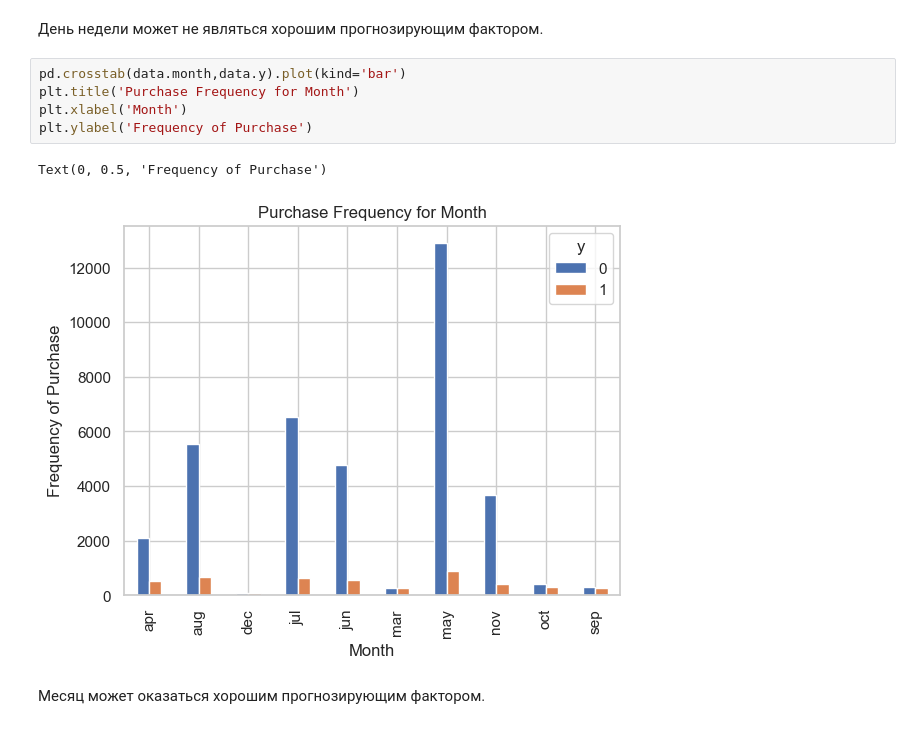
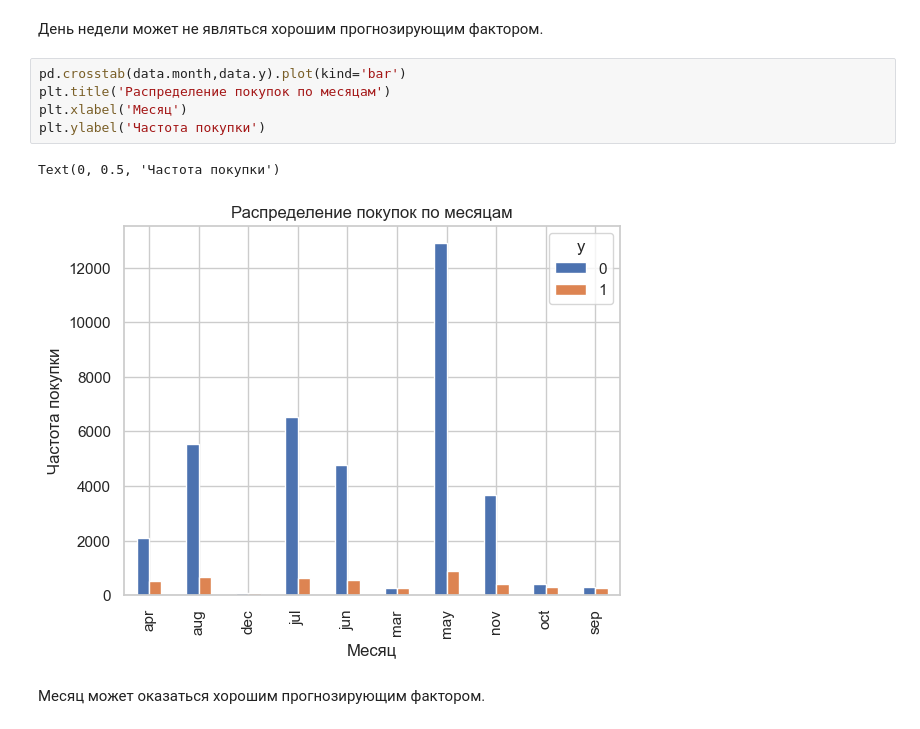
Before and after one commit to RusAl84/IntroML, a Jupyter notebook: Logistic Regression balanced.ipynb, the cells around one changed output. Cells and saved outputs as stored; diff of their text form.

```diff
--- a/Logistic Regression balanced.ipynb
+++ b/Logistic Regression balanced.ipynb
@@ -244,12 +250,12 @@ Text(0, 0.5, 'Frequency of Purchase')
 День недели может не являться хорошим прогнозирующим фактором.
 # %%
 pd.crosstab(data.month,data.y).plot(kind='bar')
-plt.title('Purchase Frequency for Month')
-plt.xlabel('Month')
-plt.ylabel('Frequency of Purchase')
+plt.title('Распределение покупок по месяцам')
+plt.xlabel('Месяц')
+plt.ylabel('Частота покупки')
 # %% [output]
-Text(0, 0.5, 'Frequency of Purchase')
+Text(0, 0.5, 'Частота покупки')
-[figure, old version]
+[figure, new version]
 # %% [markdown]
 Месяц может оказаться хорошим прогнозирующим фактором.
 # %%
```
Also changed, not shown: parts of 21 cells of this notebook.
